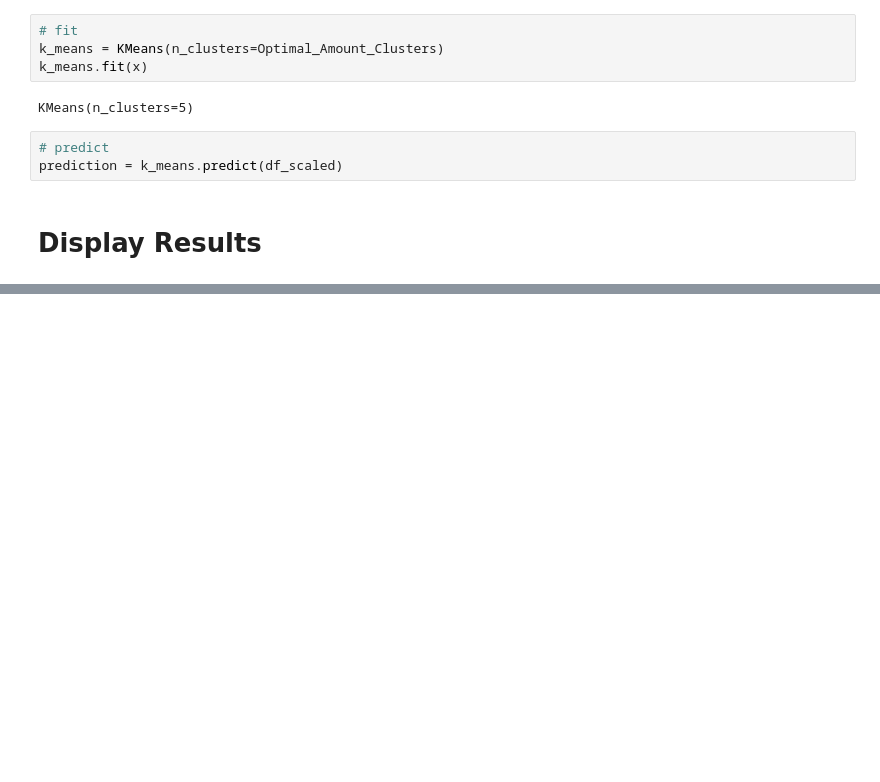
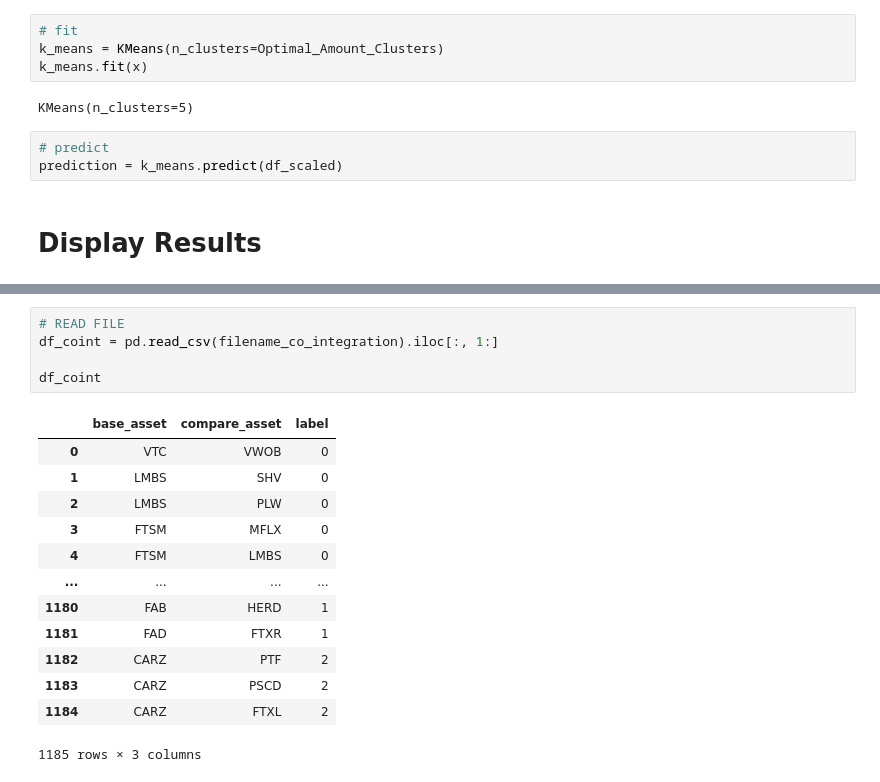
Before and after one commit to ItMeansBigMountain/Financial.Market.ML, a Jupyter notebook: 1_Unsupervised/3-KNN-Clustering.ipynb, the cells around one changed output, grey strips where cells are left out. Saved outputs shown, nothing was run; the diff lists cells and outputs as text; blank space fills up the shorter version.

Commit message:
cointergrated pairs trading on statistical arbitrage

```diff
--- a/1_Unsupervised/3-KNN-Clustering.ipynb
+++ b/1_Unsupervised/3-KNN-Clustering.ipynb
@@ -286,0 +383,19 @@ Cleaned Clusters: 327
+# %%
+# READ FILE
+df_coint = pd.read_csv(filename_co_integration).iloc[:, 1:]
+
+df_coint
+# %% [output]
+|  | base_asset | compare_asset | label |
+| 0 | VTC | VWOB | 0 |
+| 1 | LMBS | SHV | 0 |
+| 2 | LMBS | PLW | 0 |
+| 3 | FTSM | MFLX | 0 |
+| 4 | FTSM | LMBS | 0 |
+| ... | ... | ... | ... |
+| 1180 | FAB | HERD | 1 |
+| 1181 | FAD | FTXR | 1 |
+| 1182 | CARZ | PTF | 2 |
+| 1183 | CARZ | PSCD | 2 |
+| 1184 | CARZ | FTXL | 2 |
+1185 rows × 3 columns
```
Also changed, not shown: parts of 9 cells of this notebook, 1 other file.
